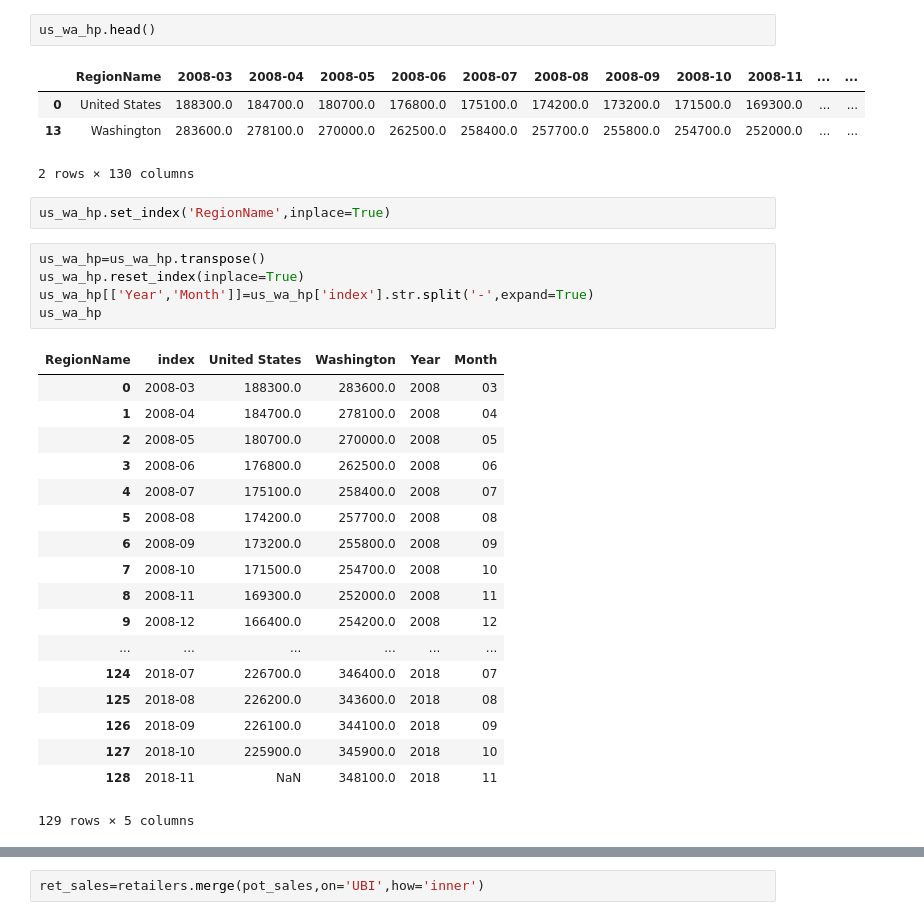
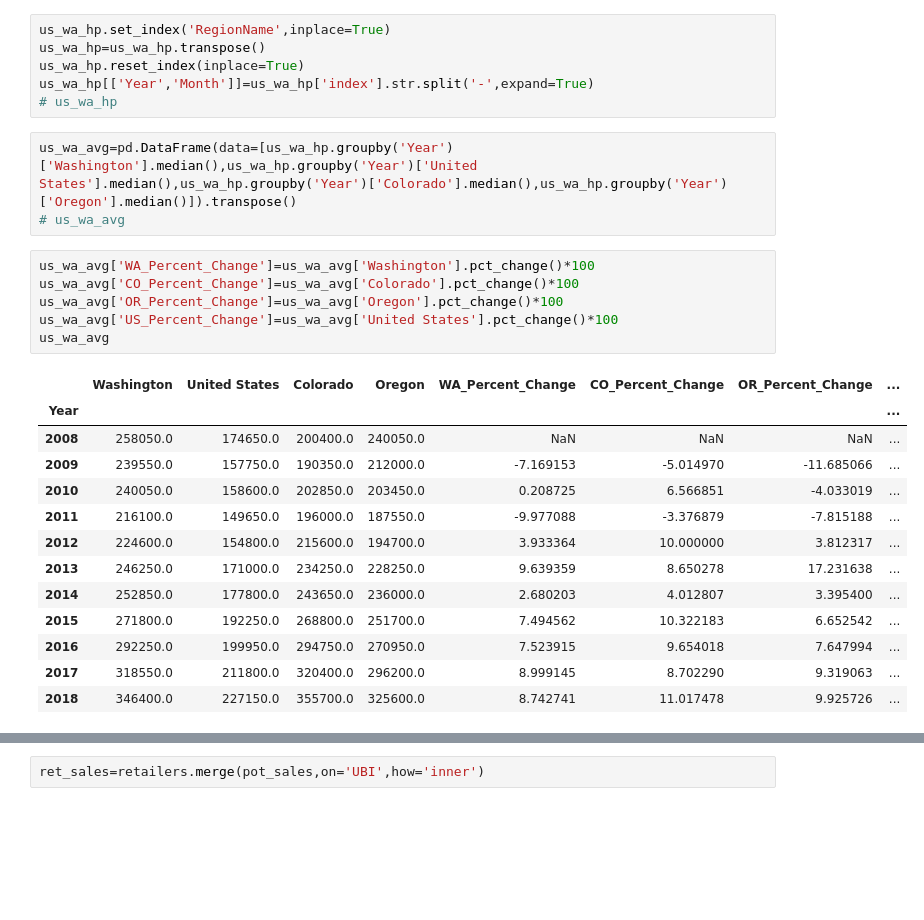
Before and after one commit to chane-d/group-project-one, a Jupyter notebook: GDP_Toni/Test_Zill.ipynb, the cells around one changed output, grey strips where cells are left out. Cells and saved outputs as stored; diff of their text form; blank space fills up the shorter version.

```diff
--- a/GDP_Toni/Test_Zill.ipynb
+++ b/GDP_Toni/Test_Zill.ipynb
@@ -22,36 +32,32 @@ us_wa_hp=us_states_hp.loc[(us_states_hp['RegionName']== 'Washington') | (us_stat
  '2016-03','2016-04','2016-05','2016-06','2016-07','2016-08','2016-09','2016-10','2016-11','2016-12','2017-01','2017-02','2017-03',
  '2017-04','2017-05','2017-06','2017-07','2017-08','2017-09','2017-10','2017-11','2017-12','2018-01','2018-02','2018-03','2018-04',
  '2018-05','2018-06','2018-07','2018-08','2018-09','2018-10','2018-11']]
-# %%
-us_wa_hp.head()
-# %% [output]
-|  | RegionName | 2008-03 | 2008-04 | 2008-05 | 2008-06 | 2008-07 | 2008-08 | 2008-09 | 2008-10 | 2008-11 | ... | ... |
-| 0 | United States | 188300.0 | 184700.0 | 180700.0 | 176800.0 | 175100.0 | 174200.0 | 173200.0 | 171500.0 | 169300.0 | ... | ... |
-| 13 | Washington | 283600.0 | 278100.0 | 270000.0 | 262500.0 | 258400.0 | 257700.0 | 255800.0 | 254700.0 | 252000.0 | ... | ... |
-2 rows × 130 columns
-# %%
-us_wa_hp.set_index('RegionName',inplace=True)
 # %%
+us_wa_hp.set_index('RegionName',inplace=True)
 us_wa_hp=us_wa_hp.transpose()
 us_wa_hp.reset_index(inplace=True)
 us_wa_hp[['Year','Month']]=us_wa_hp['index'].str.split('-',expand=True)
-us_wa_hp
+# us_wa_hp
-# %% [output]
-| RegionName | index | United States | Washington | Year | Month |
-| 0 | 2008-03 | 188300.0 | 283600.0 | 2008 | 03 |
-| 1 | 2008-04 | 184700.0 | 278100.0 | 2008 | 04 |
-| 2 | 2008-05 | 180700.0 | 270000.0 | 2008 | 05 |
-| 3 | 2008-06 | 176800.0 | 262500.0 | 2008 | 06 |
-| 4 | 2008-07 | 175100.0 | 258400.0 | 2008 | 07 |
-| 5 | 2008-08 | 174200.0 | 257700.0 | 2008 | 08 |
-| 6 | 2008-09 | 173200.0 | 255800.0 | 2008 | 09 |
-| 7 | 2008-10 | 171500.0 | 254700.0 | 2008 | 10 |
-| 8 | 2008-11 | 169300.0 | 252000.0 | 2008 | 11 |
-| 9 | 2008-12 | 166400.0 | 254200.0 | 2008 | 12 |
-| ... | ... | ... | ... | ... | ... |
-| 124 | 2018-07 | 226700.0 | 346400.0 | 2018 | 07 |
-| 125 | 2018-08 | 226200.0 | 343600.0 | 2018 | 08 |
-| 126 | 2018-09 | 226100.0 | 344100.0 | 2018 | 09 |
-| 127 | 2018-10 | 225900.0 | 345900.0 | 2018 | 10 |
-| 128 | 2018-11 | NaN | 348100.0 | 2018 | 11 |
-129 rows × 5 columns
+# %%
+us_wa_avg=pd.DataFrame(data=[us_wa_hp.groupby('Year')['Washington'].median(),us_wa_hp.groupby('Year')['United States'].median(),us_wa_hp.groupby('Year')['Colorado'].median(),us_wa_hp.groupby('Year')['Oregon'].median()]).transpose()
+# us_wa_avg
+# %%
+us_wa_avg['WA_Percent_Change']=us_wa_avg['Washington'].pct_change()*100
+us_wa_avg['CO_Percent_Change']=us_wa_avg['Colorado'].pct_change()*100
+us_wa_avg['OR_Percent_Change']=us_wa_avg['Oregon'].pct_change()*100
+us_wa_avg['US_Percent_Change']=us_wa_avg['United States'].pct_change()*100
+us_wa_avg
+# %% [output]
+|  | Washington | United States | Colorado | Oregon | WA_Percent_Change | CO_Percent_Change | OR_Percent_Change | ... |
+| Year |  |  |  |  |  |  |  | ... |
+| 2008 | 258050.0 | 174650.0 | 200400.0 | 240050.0 | NaN | NaN | NaN | ... |
+| 2009 | 239550.0 | 157750.0 | 190350.0 | 212000.0 | -7.169153 | -5.014970 | -11.685066 | ... |
+| 2010 | 240050.0 | 158600.0 | 202850.0 | 203450.0 | 0.208725 | 6.566851 | -4.033019 | ... |
+| 2011 | 216100.0 | 149650.0 | 196000.0 | 187550.0 | -9.977088 | -3.376879 | -7.815188 | ... |
+| 2012 | 224600.0 | 154800.0 | 215600.0 | 194700.0 | 3.933364 | 10.000000 | 3.812317 | ... |
+| 2013 | 246250.0 | 171000.0 | 234250.0 | 228250.0 | 9.639359 | 8.650278 | 17.231638 | ... |
+| 2014 | 252850.0 | 177800.0 | 243650.0 | 236000.0 | 2.680203 | 4.012807 | 3.395400 | ... |
+| 2015 | 271800.0 | 192250.0 | 268800.0 | 251700.0 | 7.494562 | 10.322183 | 6.652542 | ... |
+| 2016 | 292250.0 | 199950.0 | 294750.0 | 270950.0 | 7.523915 | 9.654018 | 7.647994 | ... |
+| 2017 | 318550.0 | 211800.0 | 320400.0 | 296200.0 | 8.999145 | 8.702290 | 9.319063 | ... |
+| 2018 | 346400.0 | 227150.0 | 355700.0 | 325600.0 | 8.742741 | 11.017478 | 9.925726 | ... |
```
Also changed, not shown: parts of 46 cells of this notebook, 4 other files.
